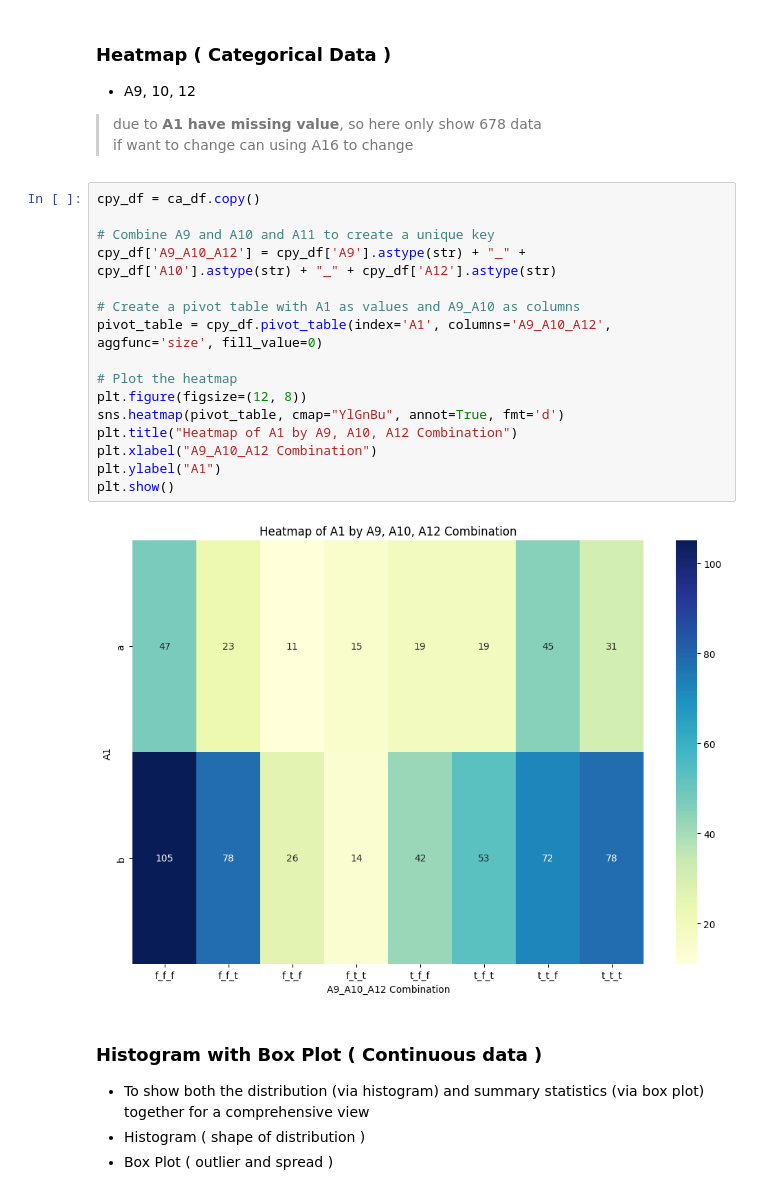
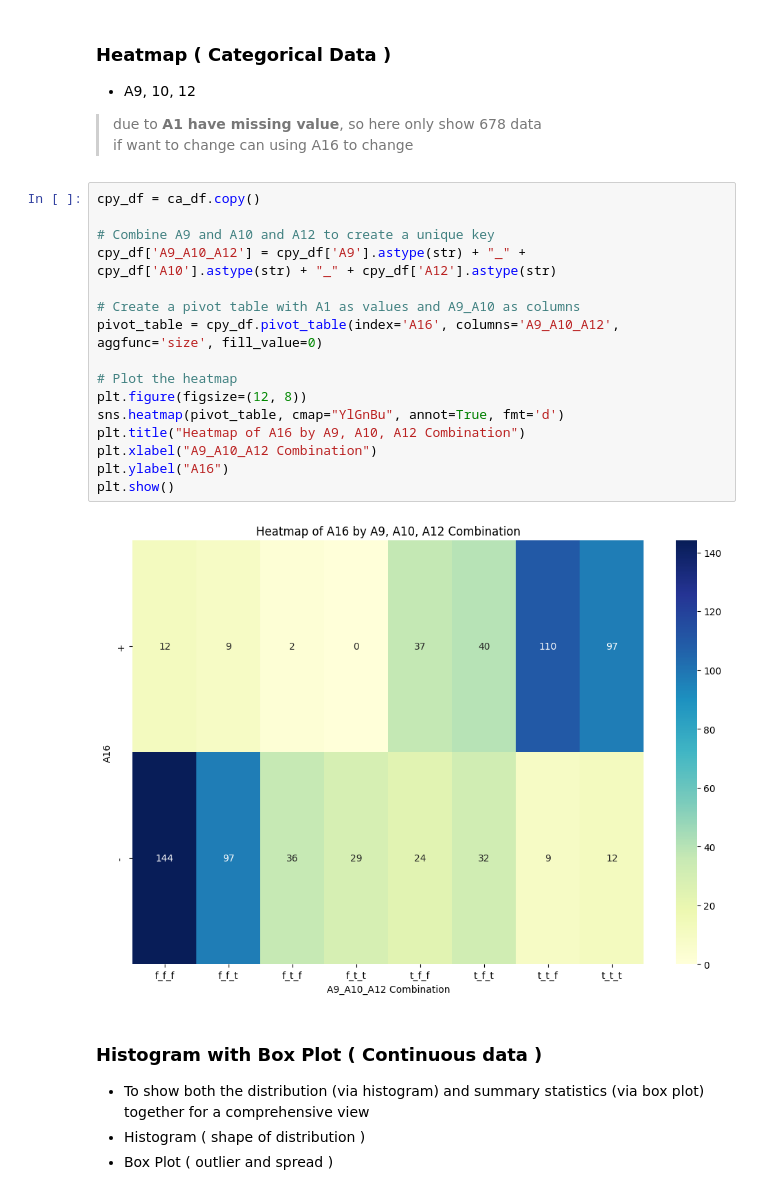
Before and after one commit to crabbbb/Credit-Approval, a Jupyter notebook: New CreditApproval Process.ipynb, the cells around one changed output. Cells and saved outputs as stored; diff of their text form.

Commit message:
final combine version

```diff
--- a/New CreditApproval Process.ipynb
+++ b/New CreditApproval Process.ipynb
@@ -456,21 +456,21 @@ plotPieChart('A16', (10,8))
 # %%
 cpy_df = ca_df.copy()
 
-# Combine A9 and A10 and A11 to create a unique key
+# Combine A9 and A10 and A12 to create a unique key
 cpy_df['A9_A10_A12'] = cpy_df['A9'].astype(str) + "_" + cpy_df['A10'].astype(str) + "_" + cpy_df['A12'].astype(str)
 
 # Create a pivot table with A1 as values and A9_A10 as columns
-pivot_table = cpy_df.pivot_table(index='A1', columns='A9_A10_A12', aggfunc='size', fill_value=0)
+pivot_table = cpy_df.pivot_table(index='A16', columns='A9_A10_A12', aggfunc='size', fill_value=0)
 
 # Plot the heatmap
 plt.figure(figsize=(12, 8))
 sns.heatmap(pivot_table, cmap="YlGnBu", annot=True, fmt='d')
-plt.title("Heatmap of A1 by A9, A10, A12 Combination")
+plt.title("Heatmap of A16 by A9, A10, A12 Combination")
 plt.xlabel("A9_A10_A12 Combination")
-plt.ylabel("A1")
+plt.ylabel("A16")
 plt.show()
 # %% [output]
-[figure, old version]
+[figure, new version]
 # %% [markdown]
 ### Histogram with Box Plot ( Continuous data )
 - To show both the distribution (via histogram) and summary statistics (via box plot) together for a comprehensive view
```
Also changed, not shown: parts of 126 cells of this notebook, 7 other files.
